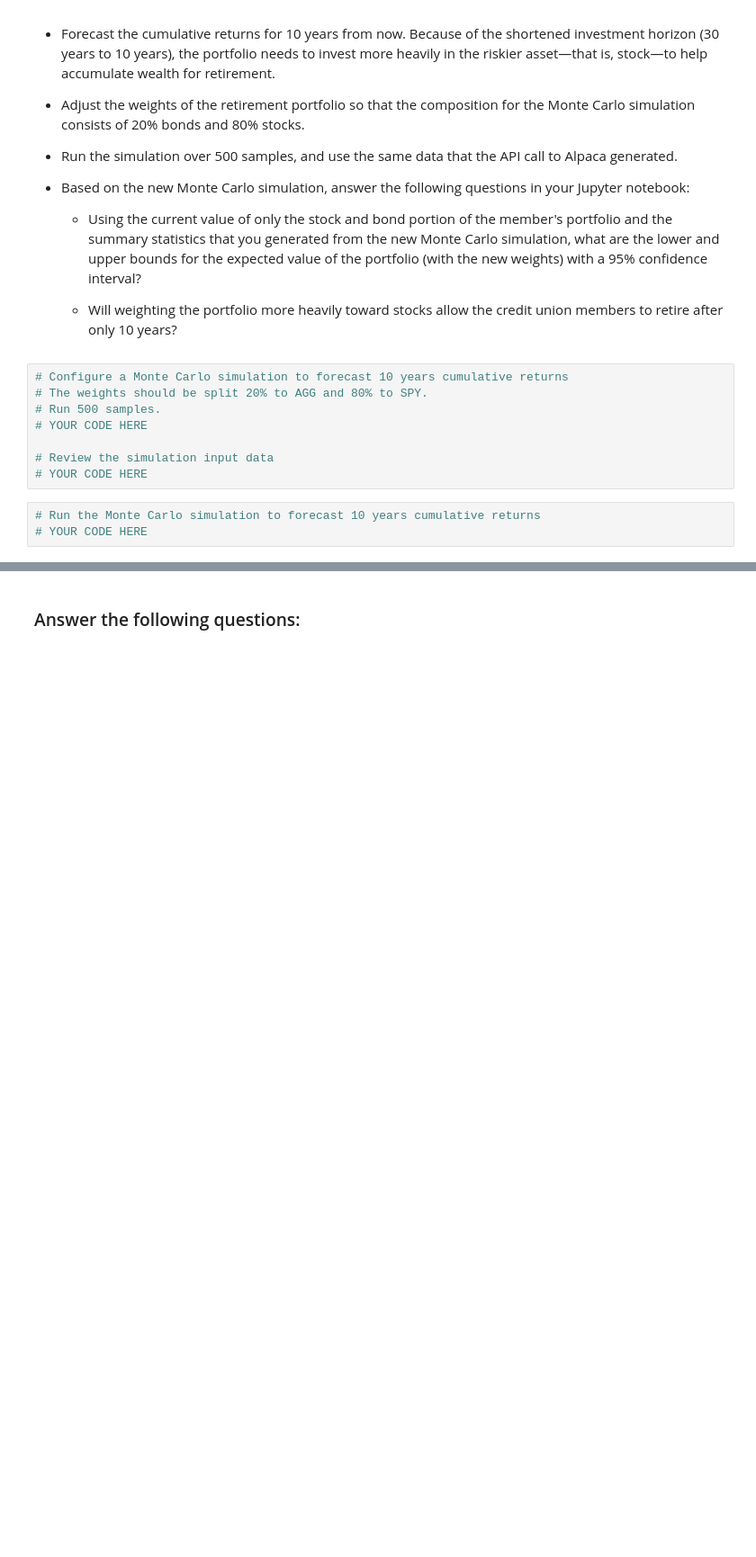
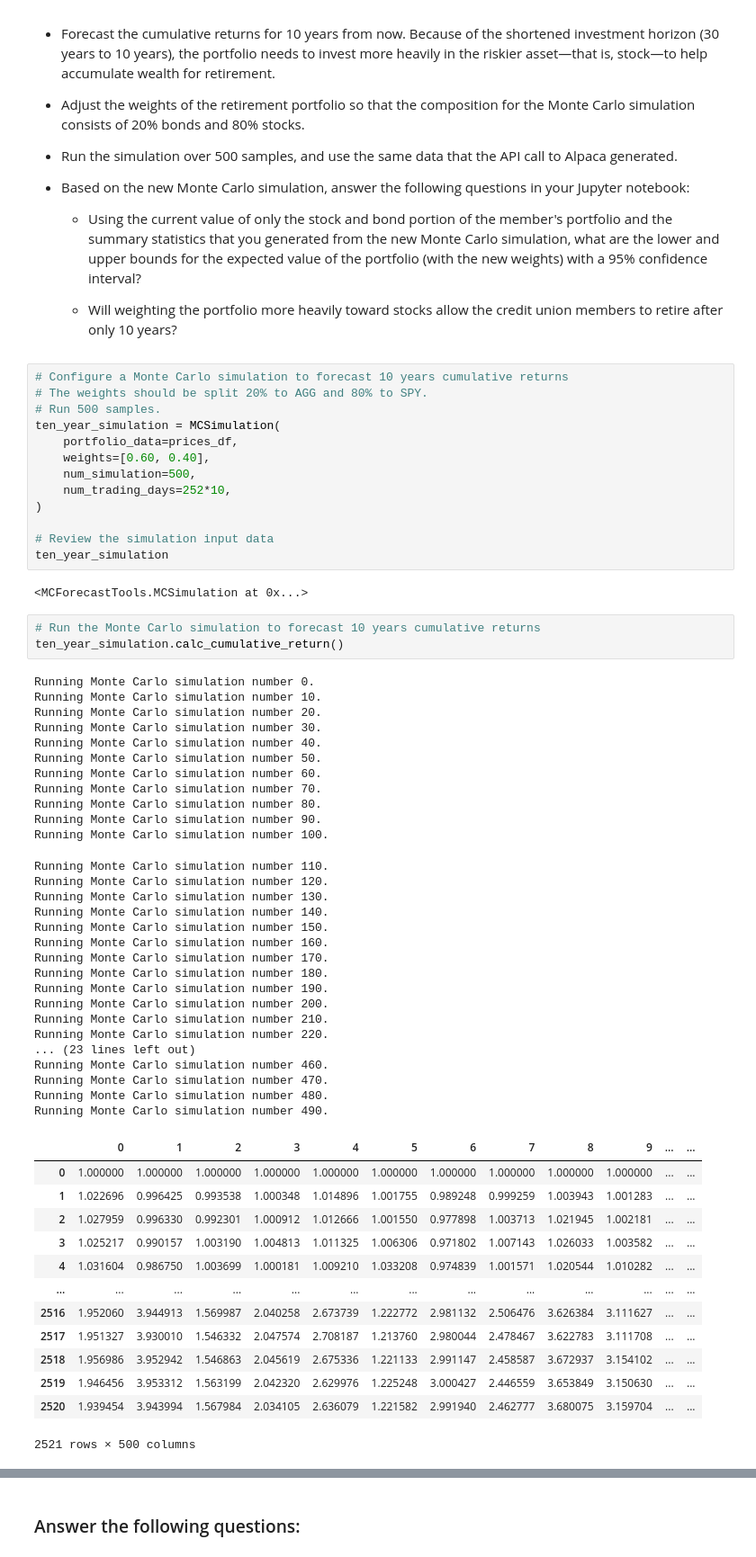
Before and after one commit to winniemei/Fintech2022, a Jupyter notebook: Assignment5/financial_planning_tools.ipynb, the cells around one changed output, grey strips where cells are left out. Shown at 90% size. Drawn from its saved outputs; the diff is of its cells as text; blank space fills up the shorter version.

Commit message:
final montecarlo

```diff
--- a/Assignment5/financial_planning_tools.ipynb
+++ b/Assignment5/financial_planning_tools.ipynb
@@ -614,13 +614,62 @@ For this new Monte Carlo simulation, do the following:
 # Configure a Monte Carlo simulation to forecast 10 years cumulative returns
 # The weights should be split 20% to AGG and 80% to SPY.
 # Run 500 samples.
-# YOUR CODE HERE
+ten_year_simulation = MCSimulation(
+    portfolio_data=prices_df,
+    weights=[0.60, 0.40],
+    num_simulation=500,
+    num_trading_days=252*10,
+)
 
 # Review the simulation input data
-# YOUR CODE HERE
+ten_year_simulation
+# %% [output]
+<MCForecastTools.MCSimulation at 0x...>
 # %%
 # Run the Monte Carlo simulation to forecast 10 years cumulative returns
-# YOUR CODE HERE
+ten_year_simulation.calc_cumulative_return()
+# %% [output]
+Running Monte Carlo simulation number 0.
+Running Monte Carlo simulation number 10.
+Running Monte Carlo simulation number 20.
+Running Monte Carlo simulation number 30.
+Running Monte Carlo simulation number 40.
+Running Monte Carlo simulation number 50.
+Running Monte Carlo simulation number 60.
+Running Monte Carlo simulation number 70.
+Running Monte Carlo simulation number 80.
+Running Monte Carlo simulation number 90.
+Running Monte Carlo simulation number 100.
+Running Monte Carlo simulation number 110.
+Running Monte Carlo simulation number 120.
+Running Monte Carlo simulation number 130.
+Running Monte Carlo simulation number 140.
+Running Monte Carlo simulation number 150.
+Running Monte Carlo simulation number 160.
+Running Monte Carlo simulation number 170.
+Running Monte Carlo simulation number 180.
+Running Monte Carlo simulation number 190.
+Running Monte Carlo simulation number 200.
+Running Monte Carlo simulation number 210.
+Running Monte Carlo simulation number 220.
+... (23 lines left out)
+Running Monte Carlo simulation number 460.
+Running Monte Carlo simulation number 470.
+Running Monte Carlo simulation number 480.
+Running Monte Carlo simulation number 490.
+|  | 0 | 1 | 2 | 3 | 4 | 5 | 6 | 7 | 8 | 9 | ... | ... |
+| 0 | 1.000000 | 1.000000 | 1.000000 | 1.000000 | 1.000000 | 1.000000 | 1.000000 | 1.000000 | 1.000000 | 1.000000 | ... | ... |
+| 1 | 1.022696 | 0.996425 | 0.993538 | 1.000348 | 1.014896 | 1.001755 | 0.989248 | 0.999259 | 1.003943 | 1.001283 | ... | ... |
+| 2 | 1.027959 | 0.996330 | 0.992301 | 1.000912 | 1.012666 | 1.001550 | 0.977898 | 1.003713 | 1.021945 | 1.002181 | ... | ... |
+| 3 | 1.025217 | 0.990157 | 1.003190 | 1.004813 | 1.011325 | 1.006306 | 0.971802 | 1.007143 | 1.026033 | 1.003582 | ... | ... |
+| 4 | 1.031604 | 0.986750 | 1.003699 | 1.000181 | 1.009210 | 1.033208 | 0.974839 | 1.001571 | 1.020544 | 1.010282 | ... | ... |
+| ... | ... | ... | ... | ... | ... | ... | ... | ... | ... | ... | ... | ... |
+| 2516 | 1.952060 | 3.944913 | 1.569987 | 2.040258 | 2.673739 | 1.222772 | 2.981132 | 2.506476 | 3.626384 | 3.111627 | ... | ... |
+| 2517 | 1.951327 | 3.930010 | 1.546332 | 2.047574 | 2.708187 | 1.213760 | 2.980044 | 2.478467 | 3.622783 | 3.111708 | ... | ... |
+| 2518 | 1.956986 | 3.952942 | 1.546863 | 2.045619 | 2.675336 | 1.221133 | 2.991147 | 2.458587 | 3.672937 | 3.154102 | ... | ... |
+| 2519 | 1.946456 | 3.953312 | 1.563199 | 2.042320 | 2.629976 | 1.225248 | 3.000427 | 2.446559 | 3.653849 | 3.150630 | ... | ... |
+| 2520 | 1.939454 | 3.943994 | 1.567984 | 2.034105 | 2.636079 | 1.221582 | 2.991940 | 2.462777 | 3.680075 | 3.159704 | ... | ... |
+2521 rows × 500 columns
 # %%
 # Visualize the 10-year Monte Carlo simulation by creating an
 # overlay line plot
```
Also changed, not shown: parts of 7 cells of this notebook, 1 other file.
